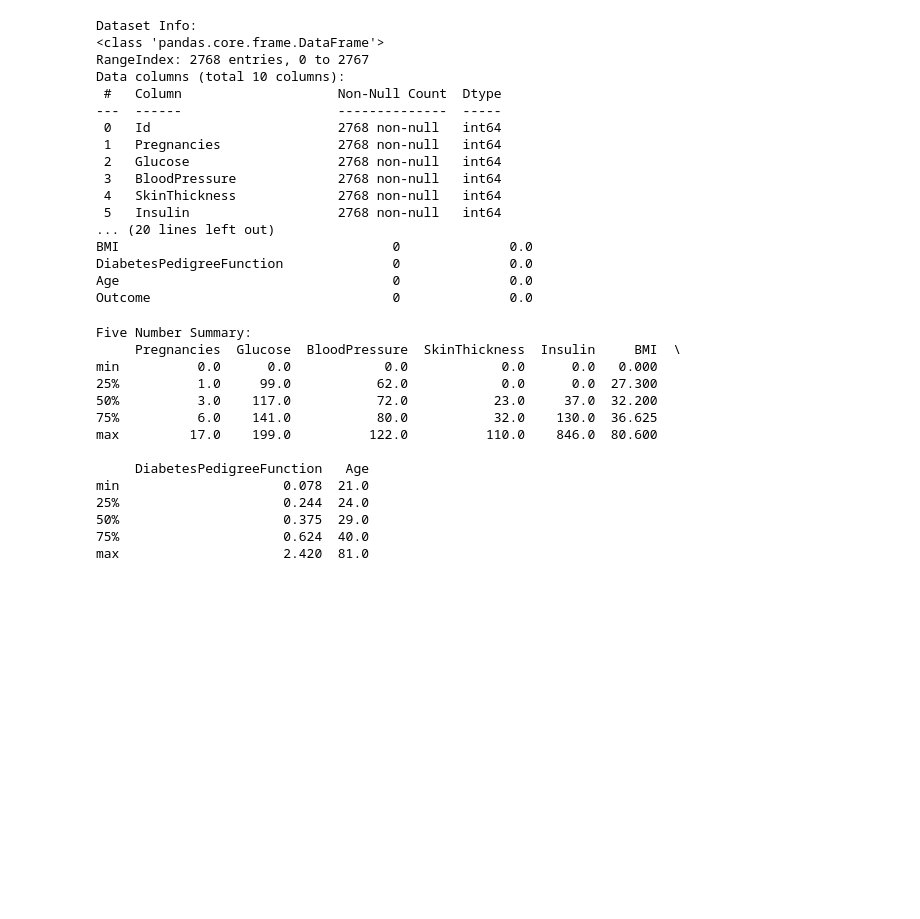
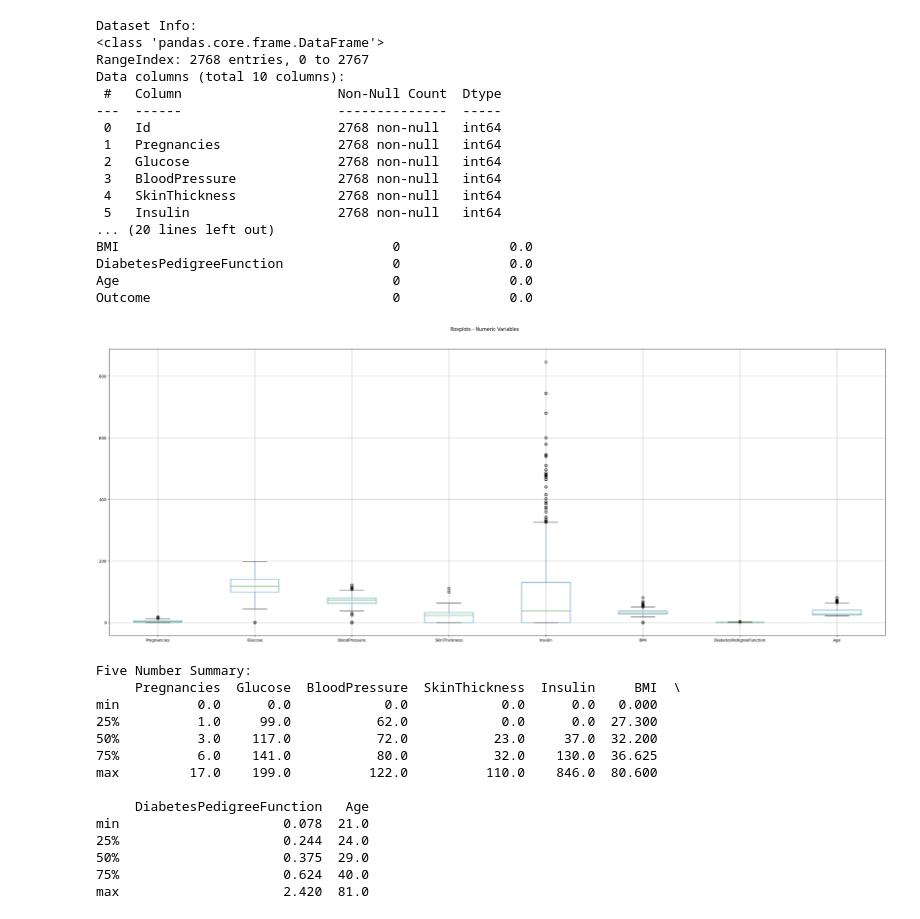
Before and after one commit to halaalduh/Diabetes-Prediction-using-Healthcare-Dataset, a Jupyter notebook: Phase2.ipynb, the cells around one changed output. Drawn from its saved outputs; the diff is of its cells as text; code cells hidden in the pictures; blank space fills up the shorter version.

```diff
--- a/Phase2.ipynb
+++ b/Phase2.ipynb
@@ -54,6 +54,12 @@ Outcome                               0              0.0
 #Numeric attributes
 numeric_cols = ['Pregnancies','Glucose','BloodPressure','SkinThickness',
                 'Insulin','BMI','DiabetesPedigreeFunction','Age']
+# %%
+df.boxplot(column=numeric_cols,figsize=(35,13))
+plt.suptitle("Boxplots - Numeric Variables",y=.94)
+plt.show()
+# %% [output]
+[figure, added]
 # %%
 
 #Five Number Summary
```
Also changed, not shown: parts of 1 cell of this notebook.
